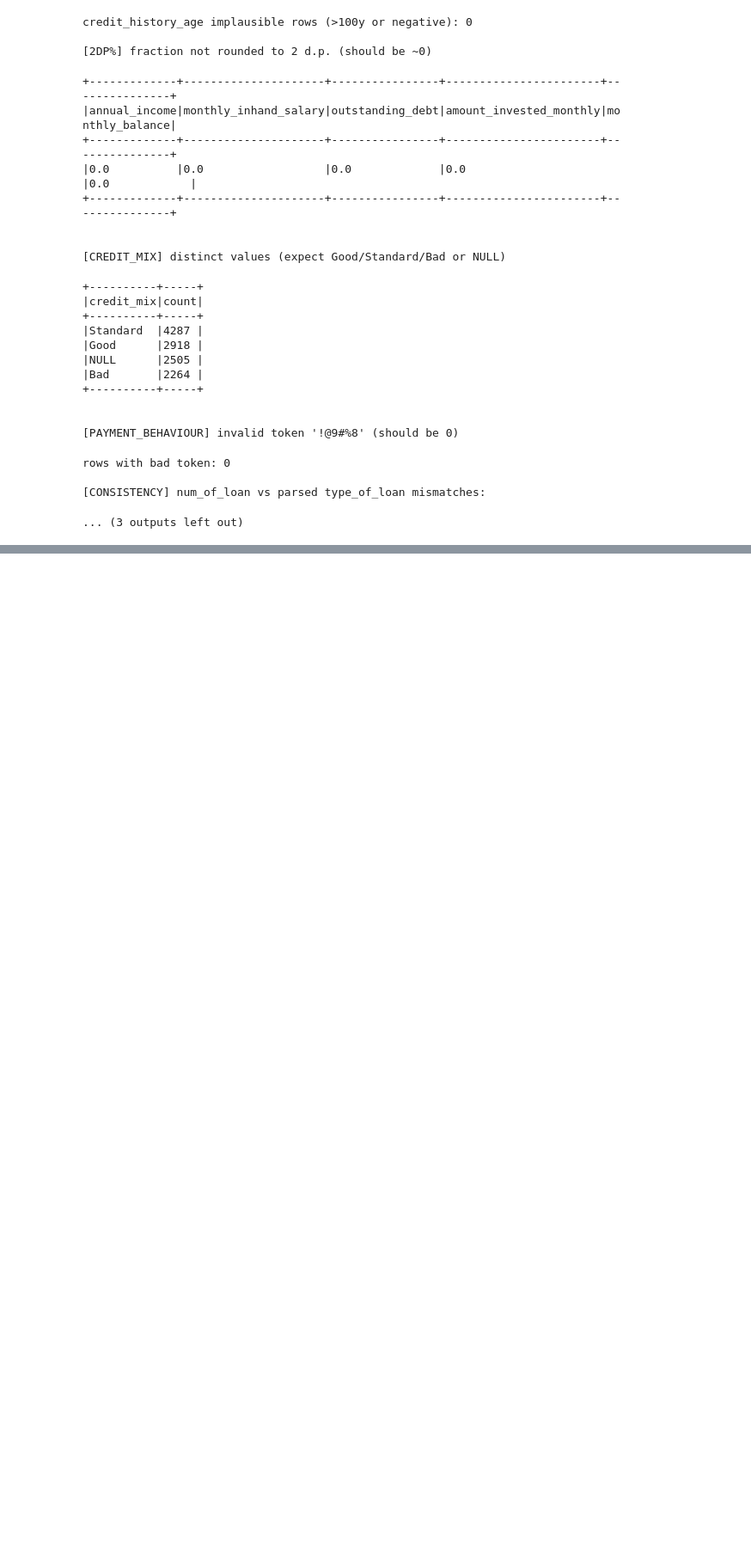
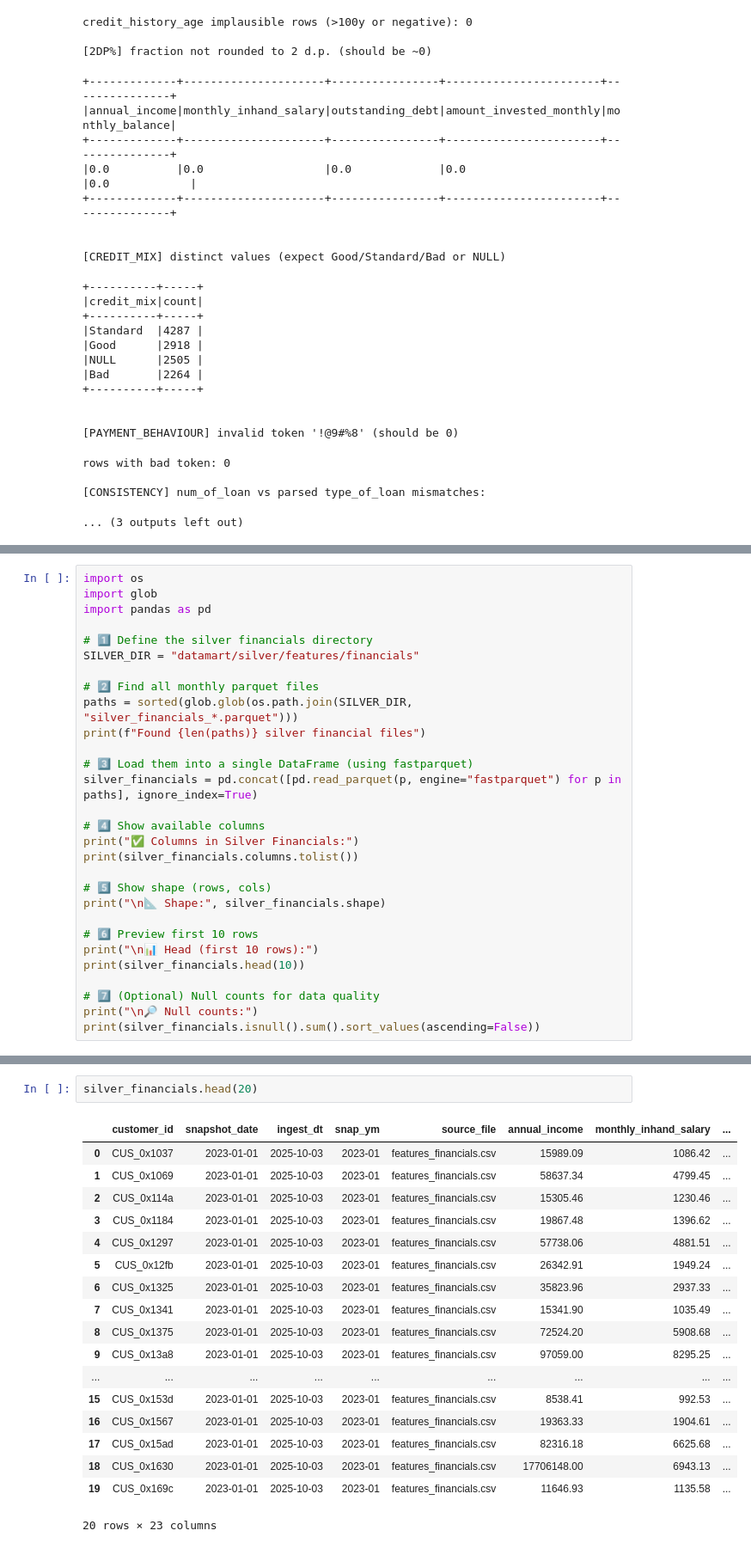
Before and after one commit to govanzz/MLE, a Jupyter notebook: Assignment_1/Sanity check.ipynb, the cells around one changed output, grey strips where cells are left out. Shown at 86% size. Cells and saved outputs as stored; diff of their text form; blank space fills up the shorter version.

Commit message:
Completed Gold Tables

```diff
--- a/Assignment_1/Sanity check.ipynb
+++ b/Assignment_1/Sanity check.ipynb
@@ -826,0 +1012,29 @@ mismatch rows: 0
+# %%
+import os
+import glob
+import pandas as pd
+
+# 1️⃣ Define the silver financials directory
+SILVER_DIR = "datamart/silver/features/financials"
+
+# 2️⃣ Find all monthly parquet files
+paths = sorted(glob.glob(os.path.join(SILVER_DIR, "silver_financials_*.parquet")))
+print(f"Found {len(paths)} silver financial files")
+
+# 3️⃣ Load them into a single DataFrame (using fastparquet)
+silver_financials = pd.concat([pd.read_parquet(p, engine="fastparquet") for p in paths], ignore_index=True)
+
+# 4️⃣ Show available columns
+print("✅ Columns in Silver Financials:")
+print(silver_financials.columns.tolist())
+
+# 5️⃣ Show shape (rows, cols)
+print("\n📐 Shape:", silver_financials.shape)
+
+# 6️⃣ Preview first 10 rows
+print("\n📊 Head (first 10 rows):")
+print(silver_financials.head(10))
+
+# 7️⃣ (Optional) Null counts for data quality
+print("\n🔎 Null counts:")
+print(silver_financials.isnull().sum().sort_values(ascending=False))
@@ -826,0 +1059,21 @@ mismatch rows: 0
+# %%
+silver_financials.head(20)
+# %% [output]
+|  | customer_id | snapshot_date | ingest_dt | snap_ym | source_file | annual_income | monthly_inhand_salary | ... |
+| 0 | CUS_0x1037 | 2023-01-01 | 2025-10-03 | 2023-01 | features_financials.csv | 15989.09 | 1086.42 | ... |
+| 1 | CUS_0x1069 | 2023-01-01 | 2025-10-03 | 2023-01 | features_financials.csv | 58637.34 | 4799.45 | ... |
+| 2 | CUS_0x114a | 2023-01-01 | 2025-10-03 | 2023-01 | features_financials.csv | 15305.46 | 1230.46 | ... |
+| 3 | CUS_0x1184 | 2023-01-01 | 2025-10-03 | 2023-01 | features_financials.csv | 19867.48 | 1396.62 | ... |
+| 4 | CUS_0x1297 | 2023-01-01 | 2025-10-03 | 2023-01 | features_financials.csv | 57738.06 | 4881.51 | ... |
+| 5 | CUS_0x12fb | 2023-01-01 | 2025-10-03 | 2023-01 | features_financials.csv | 26342.91 | 1949.24 | ... |
+| 6 | CUS_0x1325 | 2023-01-01 | 2025-10-03 | 2023-01 | features_financials.csv | 35823.96 | 2937.33 | ... |
+| 7 | CUS_0x1341 | 2023-01-01 | 2025-10-03 | 2023-01 | features_financials.csv | 15341.90 | 1035.49 | ... |
+| 8 | CUS_0x1375 | 2023-01-01 | 2025-10-03 | 2023-01 | features_financials.csv | 72524.20 | 5908.68 | ... |
+| 9 | CUS_0x13a8 | 2023-01-01 | 2025-10-03 | 2023-01 | features_financials.csv | 97059.00 | 8295.25 | ... |
+| ... | ... | ... | ... | ... | ... | ... | ... | ... |
+| 15 | CUS_0x153d | 2023-01-01 | 2025-10-03 | 2023-01 | features_financials.csv | 8538.41 | 992.53 | ... |
+| 16 | CUS_0x1567 | 2023-01-01 | 2025-10-03 | 2023-01 | features_financials.csv | 19363.33 | 1904.61 | ... |
+| 17 | CUS_0x15ad | 2023-01-01 | 2025-10-03 | 2023-01 | features_financials.csv | 82316.18 | 6625.68 | ... |
+| 18 | CUS_0x1630 | 2023-01-01 | 2025-10-03 | 2023-01 | features_financials.csv | 17706148.00 | 6943.13 | ... |
+| 19 | CUS_0x169c | 2023-01-01 | 2025-10-03 | 2023-01 | features_financials.csv | 11646.93 | 1135.58 | ... |
+20 rows × 23 columns
```
Also changed, not shown: parts of 15 cells of this notebook, 4 other files.
